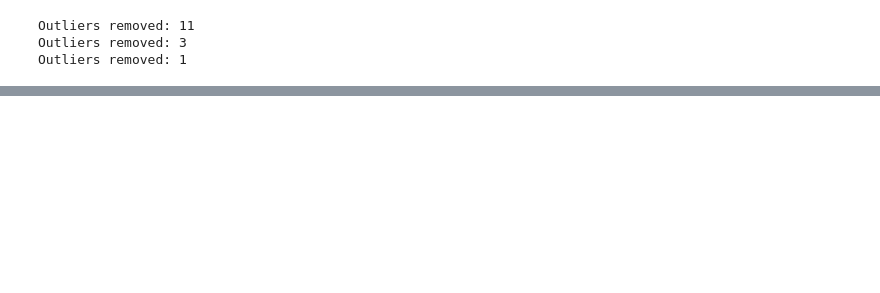
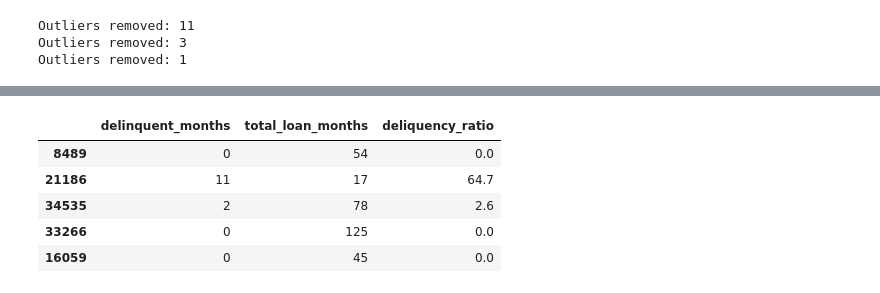
Before and after one commit to HMurawski/Credit-Score-Modelling, a Jupyter notebook: notebooks/03_feature_engineering.ipynb, the cells around one changed output, grey strips where cells are left out. Saved outputs shown, nothing was run; the diff lists cells and outputs as text; code cells hidden in the pictures; blank space fills up the shorter version.

```diff
--- a/notebooks/03_feature_engineering.ipynb
+++ b/notebooks/03_feature_engineering.ipynb
@@ -45,0 +75,10 @@ Outliers removed: 1
+# %%
+df_train["deliquency_ratio"] = round(df_train["delinquent_months"]*100 / df_train["total_loan_months"],1)
+df_train[["delinquent_months", "total_loan_months", "deliquency_ratio", ]].sample(5)
+# %% [output]
+|  | delinquent_months | total_loan_months | deliquency_ratio |
+| 8489 | 0 | 54 | 0.0 |
+| 21186 | 11 | 17 | 64.7 |
+| 34535 | 2 | 78 | 2.6 |
+| 33266 | 0 | 125 | 0.0 |
+| 16059 | 0 | 45 | 0.0 |
```
Also changed, not shown: parts of 9 cells of this notebook, 1 other file.
